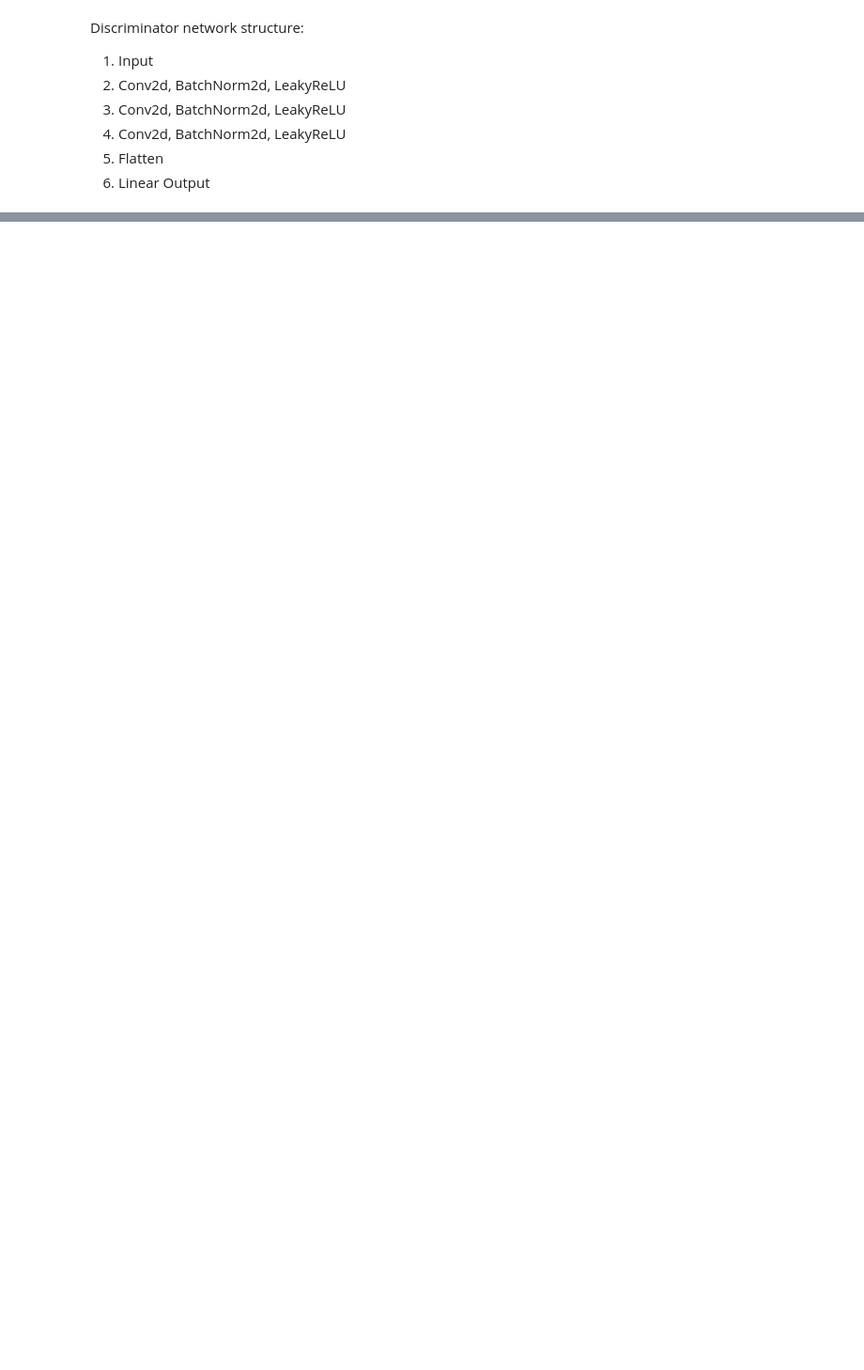
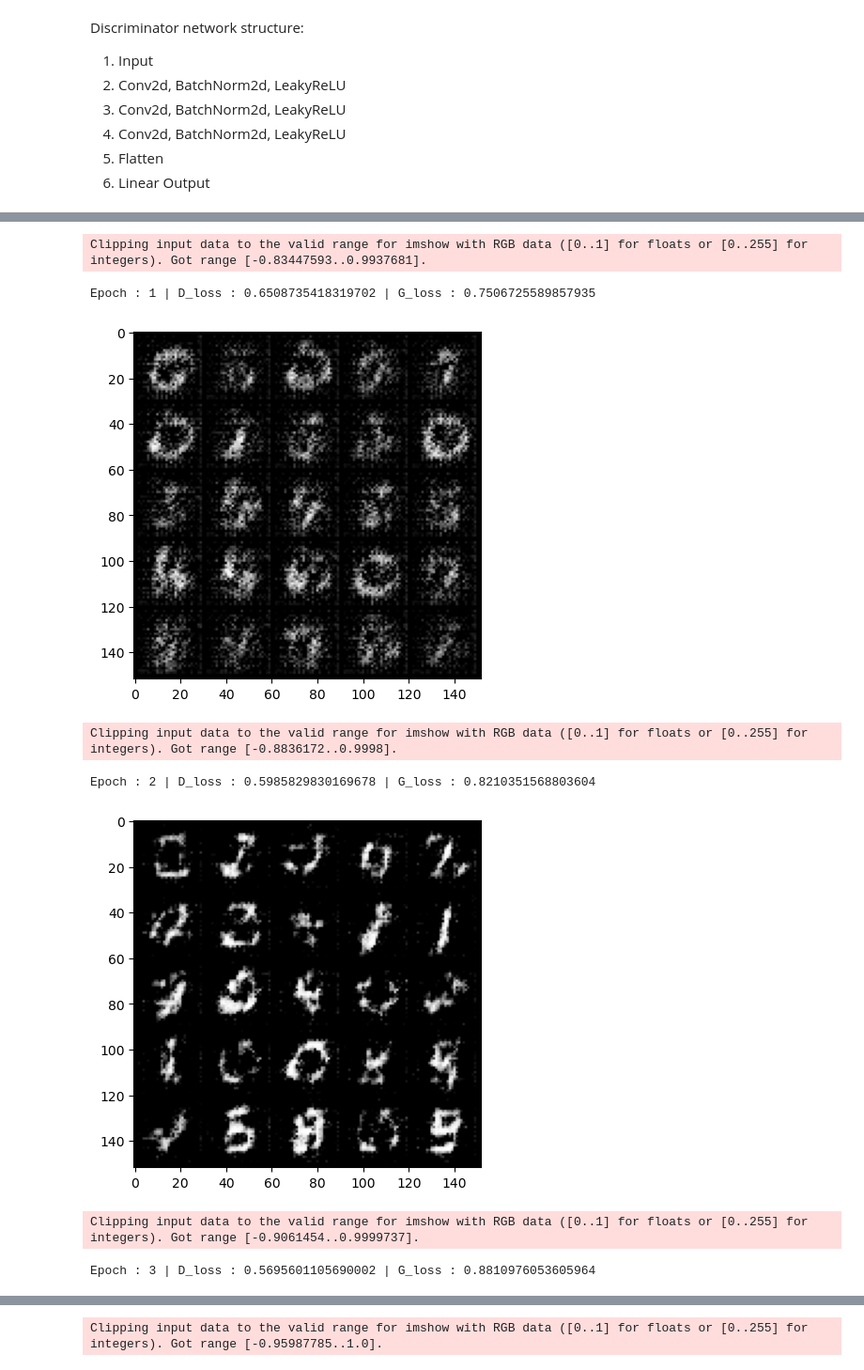
Before and after one commit to akshaya4r/mnist_gan, a Jupyter notebook: Build_GAN_notebook.ipynb, the cells around one changed output, grey strips where cells are left out. Shown at 94% size. Saved outputs shown, nothing was run; the diff lists cells and outputs as text; code cells hidden in the pictures; blank space fills up the shorter version.

```diff
--- a/Build_GAN_notebook.ipynb
+++ b/Build_GAN_notebook.ipynb
@@ -145,0 +196,2 @@ Estimated Total Size (MB): 0.24
+# %%
+G = Generator(noise_dim)
@@ -145,0 +228,3 @@ Estimated Total Size (MB): 0.24
+# %%
+D = D.apply(weights_init)
+G = G.apply(weights_init)
@@ -145,0 +233,15 @@ Estimated Total Size (MB): 0.24
+# %%
+def real_loss(disc_pred):
+    criterion = nn.BCEWithLogitsLoss()
+    ground_truth = torch.ones_like(disc_pred)
+    loss = criterion(disc_pred, ground_truth)
+    return loss
+
+def fake_loss(disc_pred):
+    criterion = nn.BCEWithLogitsLoss()
+    ground_truth = torch.zeros_like(disc_pred)
+    loss = criterion(disc_pred, ground_truth)
+    return loss
+# %%
+D_opt = torch.optim.Adam(D.parameters(), lr=lr, betas=(beta_1, beta_2))
+G_opt = torch.optim.Adam(G.parameters(), lr=lr, betas=(beta_1, beta_2))
@@ -145,0 +250,58 @@ Estimated Total Size (MB): 0.24
+# %%
+for i in range(epochs):
+    total_d_loss = 0.0
+    total_g_loss = 0.0
+
+    for real_img, _ in tqdm(trainloader):
+        real_img = real_img.to(device)
+        noise = torch.randn(batch_size, noise_dim).to(device)
+
+        # find loss and update weights for Discriminator network
+        D_opt.zero_grad()
+        fake_img = G(noise)
+        D_pred = D(fake_img)
+        D_fake_loss = fake_loss(D_pred)
+
+        D_pred = D(real_img)
+        D_real_loss = real_loss(D_pred)
+
+        D_loss = (D_fake_loss + D_real_loss)/2
+
+        total_d_loss += D_loss
+
+        # Find gradients
+        D_loss.backward()
+
+        # Update weights
+        D_opt.step()
+
+        # find loss and update weights for Generator network
+        G_opt.zero_grad()
+        noise = torch.randn(batch_size, noise_dim).to(device)
+        fake_img = G(noise)
+        D_pred = D(fake_img)
+        G_loss = real_loss(D_pred)
+
+        total_g_loss += G_loss.item()
+
+        # Find gradients
+        G_loss.backward()
+
+        # Update weights
+        G_opt.step()
+
+    avg_d_loss = total_d_loss/len(trainloader)
+    avg_g_loss = total_g_loss/len(trainloader)
+
+    print("Epoch : {} | D_loss : {} | G_loss : {}".format(i+1, avg_d_loss, avg_g_loss))
+
+    show_tensor_images(fake_img)
+# %% [output]
+Clipping input data to the valid range for imshow with RGB data ([0..1] for floats or [0..255] for integers). Got range [-0.83447593..0.9937681].
+Epoch : 1 | D_loss : 0.6508735418319702 | G_loss : 0.7506725589857935
+[figure, added]
+Clipping input data to the valid range for imshow with RGB data ([0..1] for floats or [0..255] for integers). Got range [-0.8836172..0.9998].
+Epoch : 2 | D_loss : 0.5985829830169678 | G_loss : 0.8210351568803604
+[figure, added]
+Clipping input data to the valid range for imshow with RGB data ([0..1] for floats or [0..255] for integers). Got range [-0.9061454..0.9999737].
+Epoch : 3 | D_loss : 0.5695601105690002 | G_loss : 0.8810976053605964
@@ -145,0 +309 @@ Estimated Total Size (MB): 0.24
+Clipping input data to the valid range for imshow with RGB data ([0..1] for floats or [0..255] for integers). Got range [-0.95987785..1.0].
```
Also changed, not shown: parts of 24 cells of this notebook.
